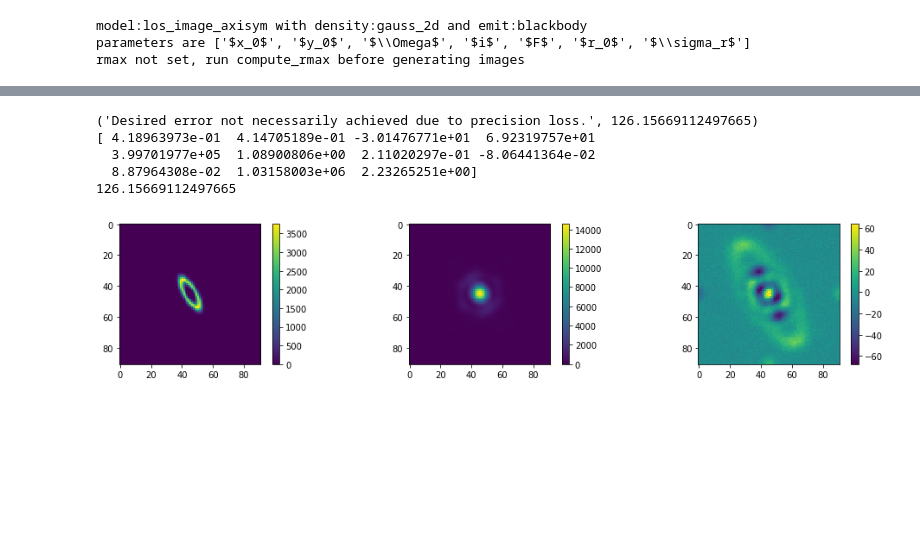
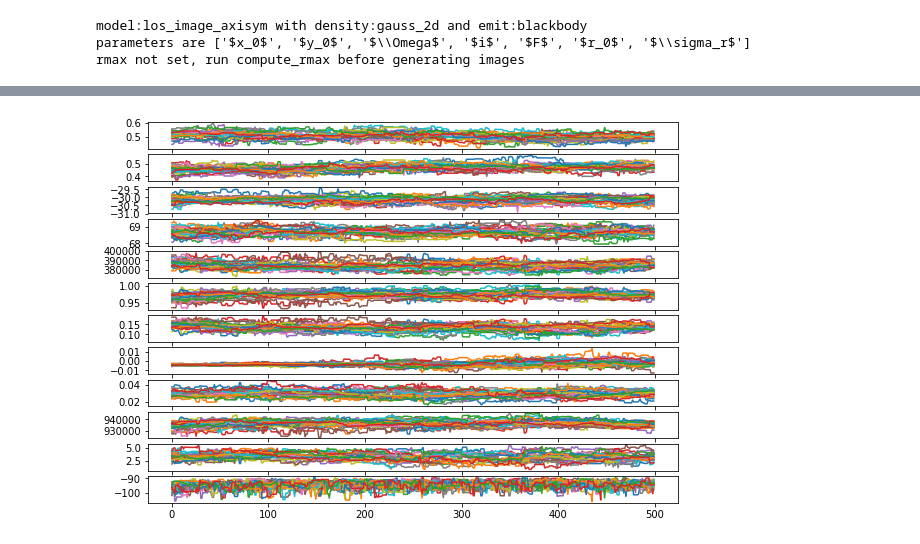
Before and after one commit to drgmk/pandeia-disks, a Jupyter notebook: notebooks/model.ipynb, the cells around one changed output, grey strips where cells are left out. Cells and saved outputs as stored; diff of their text form; code cells hidden in the pictures; blank space fills up the shorter version.

```diff
--- a/notebooks/model.ipynb
+++ b/notebooks/model.ipynb
@@ -118,15 +137,15 @@ res = scipy.optimize.minimize(nlnlike, par, args=(image, noise, psf),
-# %%
-# and see what we recovered
-print(res['message'],res['fun'])
-out = res['x']
-print(out)
-print(nlnlike(out, image, noise, psf))
-
-show_images([ii.image_full(out[:-2]), conv_img(out, psf), image - conv_img(out, psf)])
-# %% [output]
-('Desired error not necessarily achieved due to precision loss.', 126.15669112497665)
-[ 4.18963973e-01  4.14705189e-01 -3.01476771e+01  6.92319757e+01
-  3.99701977e+05  1.08900806e+00  2.11020297e-01 -8.06441364e-02
-  8.87964308e-02  1.03158003e+06  2.23265251e+00]
-126.15669112497665
-[figure, removed]
+# %%
+sampler = emcee.EnsembleSampler(24, len(par), lnlike, threads=8, args=(image, noise, psf))
+# pos = [par + par*0.1*np.random.randn(len(par)) for i in range(24)]
+pos, prob, state = sampler.run_mcmc(pos, 500)
+
+fig,ax = plt.subplots(len(par)+1,figsize=(9.5,7),sharex='col',sharey=False)
+for j in range(24):
+    ax[-1].plot(sampler.lnprobability[j,:])
+    for i in range(len(par)):
+        ax[i].plot(sampler.chain[j,:,i])
+
+i = np.unravel_index(np.argmax(sampler.lnprobability), sampler.lnprobability.shape)
+out = sampler.chain[i]
+# %% [output]
+[figure, added]
```
Also changed, not shown: parts of 7 cells of this notebook, 6 other files.
